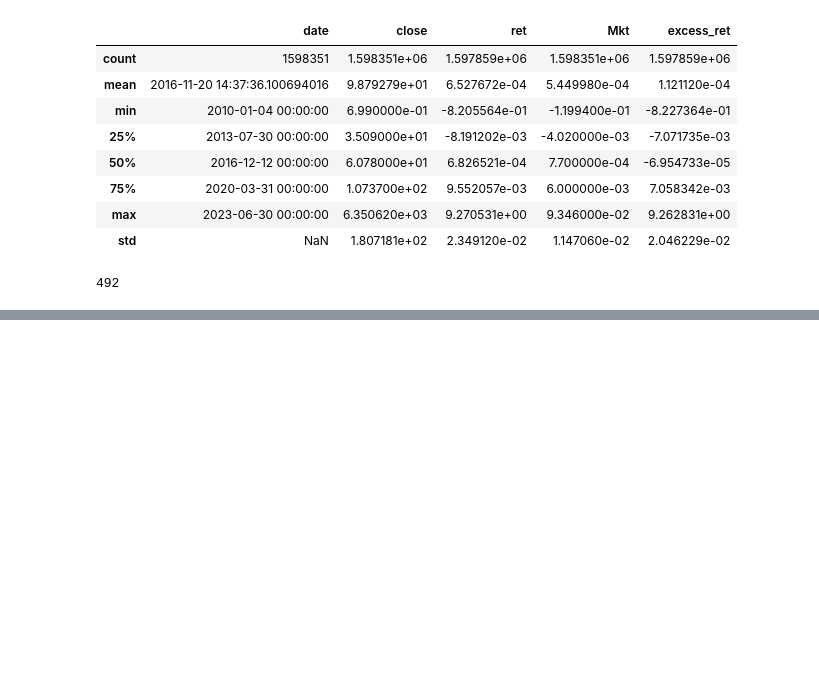
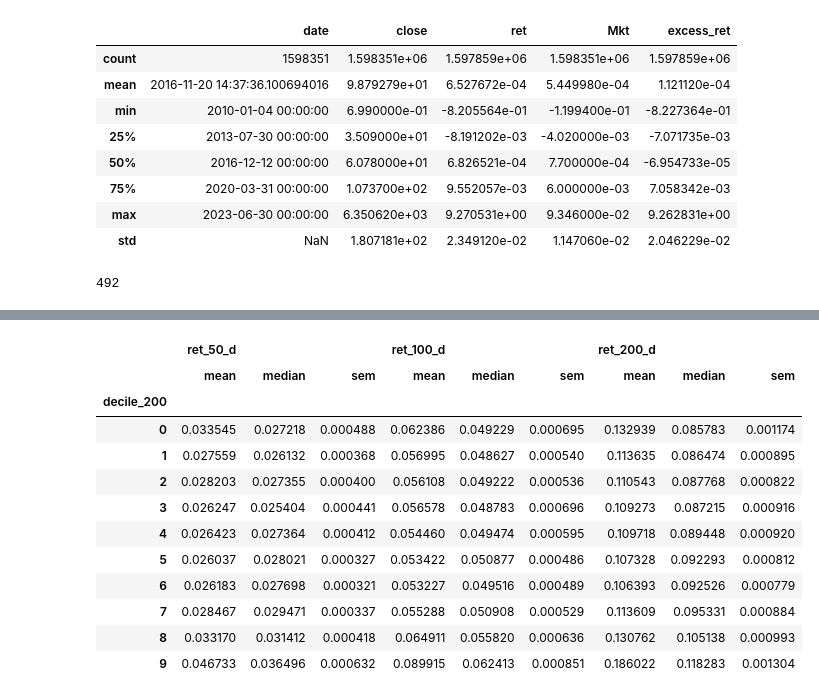
Before and after one commit to Faliell/Pandas_Classes, a Jupyter notebook: aula22-caseStudy.ipynb, the cells around one changed output, grey strips where cells are left out. Drawn from its saved outputs; the diff is of its cells as text; code cells hidden in the pictures; blank space fills up the shorter version.

```diff
--- a/aula22-caseStudy.ipynb
+++ b/aula22-caseStudy.ipynb
@@ -197,0 +312,4 @@ data.symbol.nunique()
+# %%
+data["ret_50_d"] =data.close_50_d / data.close -1
+data["ret_100_d"] =data.close_100_d / data.close -1
+data["ret_200_d"] =data.close_200_d / data.close -1
@@ -197,0 +323,2 @@ data.symbol.nunique()
+# %%
+data = data.dropna().copy()
@@ -197,0 +339,3 @@ data.symbol.nunique()
+# %%
+data["decile_100"] = data.groupby("date")["MA_100"].transform(pd.qcut, 10, labels=False, duplicates="drop")
+data["decile_200"] = data.groupby("date")["MA_200"].transform(pd.qcut, 10, labels=False, duplicates="drop")
@@ -197,0 +348,19 @@ data.symbol.nunique()
+# %%
+result_ma_100= data.groupby("decile_100")[["ret_50_d",	"ret_100_d","ret_200_d"]].agg(["mean","median", "sem"])
+result_ma_200= data.groupby("decile_200")[["ret_50_d",	"ret_100_d","ret_200_d"]].agg(["mean","median", "sem"])
+# %%
+result_ma_200
+# %% [output]
+|  | ret_50_d |  |  | ret_100_d |  |  | ret_200_d |  |  |
+|  | mean | median | sem | mean | median | sem | mean | median | sem |
+| decile_200 |  |  |  |  |  |  |  |  |  |
+| 0 | 0.033545 | 0.027218 | 0.000488 | 0.062386 | 0.049229 | 0.000695 | 0.132939 | 0.085783 | 0.001174 |
+| 1 | 0.027559 | 0.026132 | 0.000368 | 0.056995 | 0.048627 | 0.000540 | 0.113635 | 0.086474 | 0.000895 |
+| 2 | 0.028203 | 0.027355 | 0.000400 | 0.056108 | 0.049222 | 0.000536 | 0.110543 | 0.087768 | 0.000822 |
+| 3 | 0.026247 | 0.025404 | 0.000441 | 0.056578 | 0.048783 | 0.000696 | 0.109273 | 0.087215 | 0.000916 |
+| 4 | 0.026423 | 0.027364 | 0.000412 | 0.054460 | 0.049474 | 0.000595 | 0.109718 | 0.089448 | 0.000920 |
+| 5 | 0.026037 | 0.028021 | 0.000327 | 0.053422 | 0.050877 | 0.000486 | 0.107328 | 0.092293 | 0.000812 |
+| 6 | 0.026183 | 0.027698 | 0.000321 | 0.053227 | 0.049516 | 0.000489 | 0.106393 | 0.092526 | 0.000779 |
+| 7 | 0.028467 | 0.029471 | 0.000337 | 0.055288 | 0.050908 | 0.000529 | 0.113609 | 0.095331 | 0.000884 |
+| 8 | 0.033170 | 0.031412 | 0.000418 | 0.064911 | 0.055820 | 0.000636 | 0.130762 | 0.105138 | 0.000993 |
+| 9 | 0.046733 | 0.036496 | 0.000632 | 0.089915 | 0.062413 | 0.000851 | 0.186022 | 0.118283 | 0.001304 |
```
Also changed, not shown: parts of 19 cells of this notebook.
